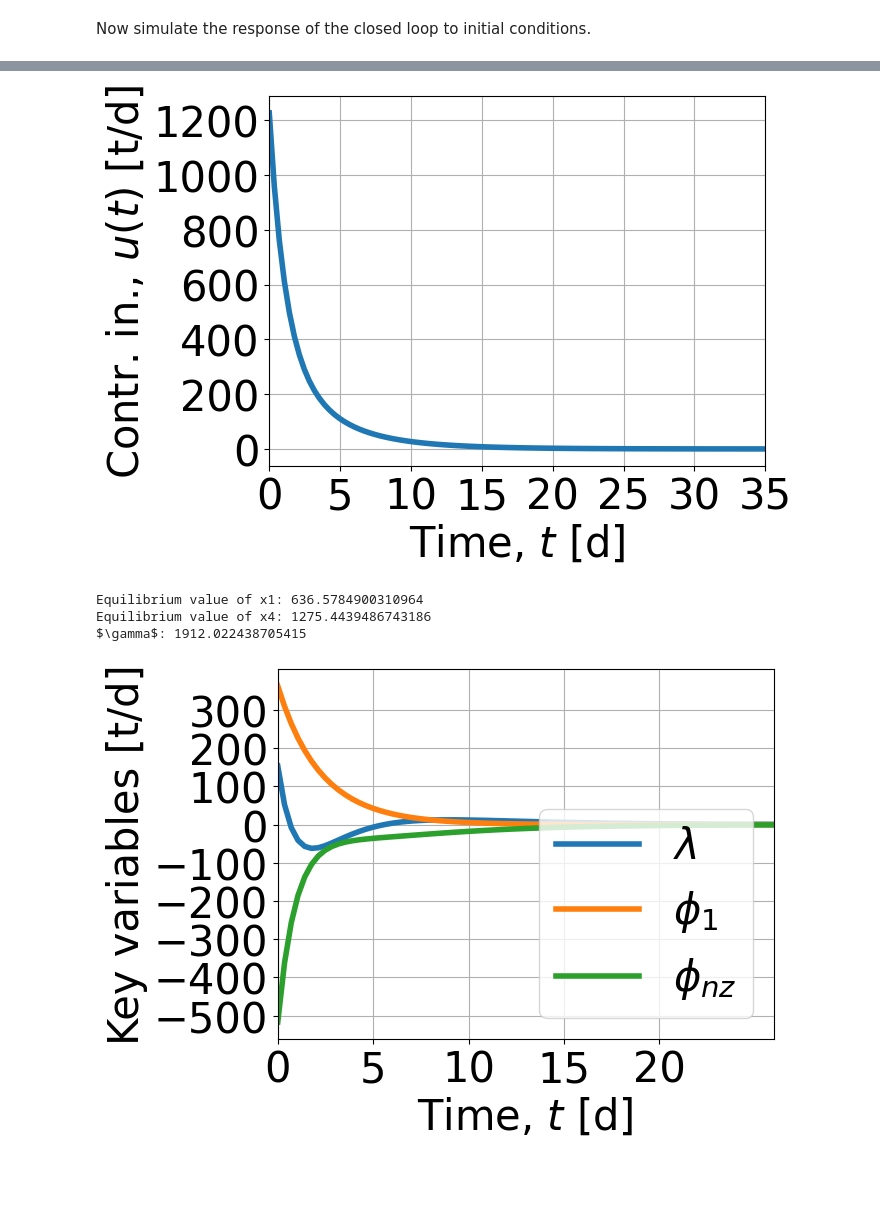
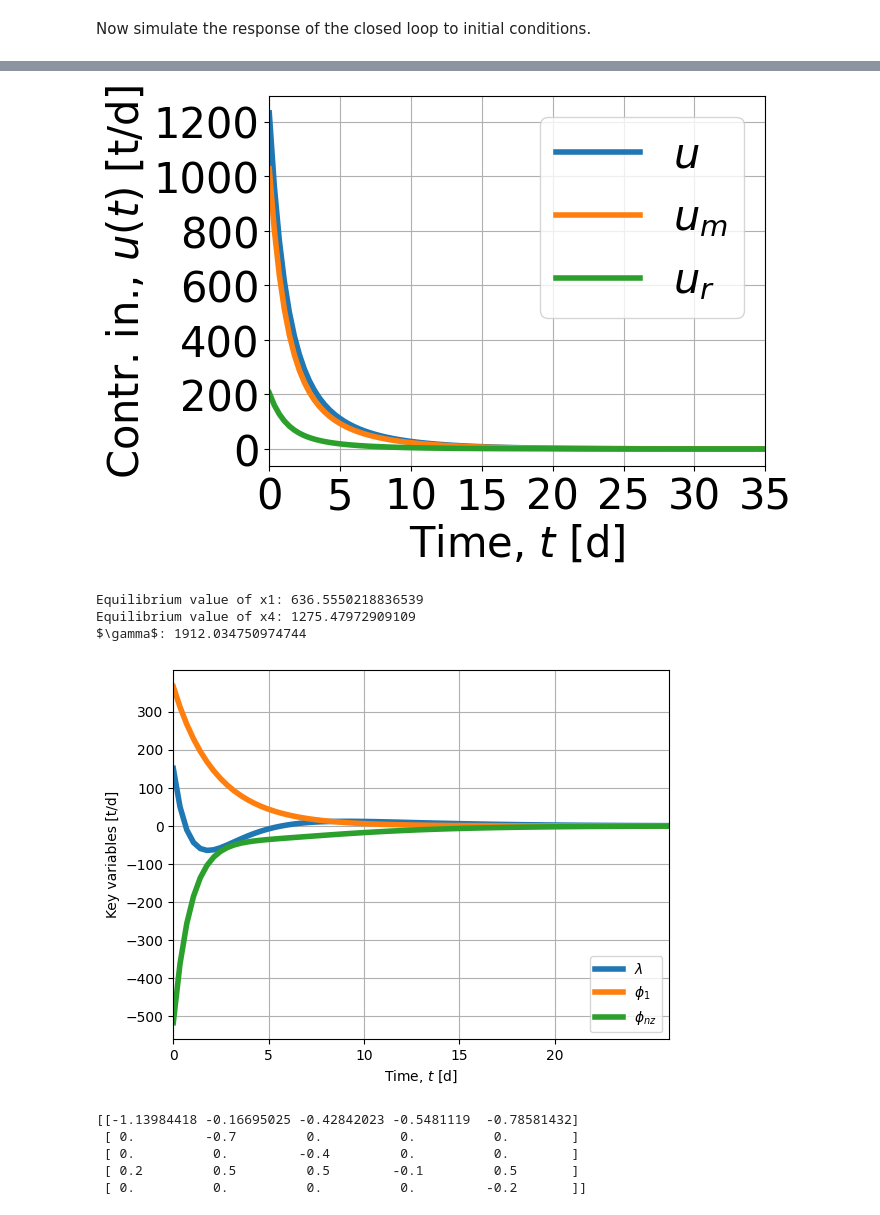
Before and after one commit to ciroresearch/CarboNet, a Jupyter notebook: FullStateFdbk_CO2case.ipynb, the cells around one changed output, grey strips where cells are left out. Drawn from its saved outputs; the diff is of its cells as text; code cells hidden in the pictures; blank space fills up the shorter version.

```diff
--- a/FullStateFdbk_CO2case.ipynb
+++ b/FullStateFdbk_CO2case.ipynb
@@ -144,21 +156,25 @@ x01 = 915.4 #as indicated in the source paper [2]
 x02 = 210.0 #as indicated in the source paper [2]
 x03 = 500.0 #as indicated in the source paper [2]
 x04 = 1830.8 #as indicated in the source paper [2]
+x07 = 4 #as indicated in the source paper [2]
 x0 = np.array([[x01],
               [x02],
               [x03],
-              [x04]])
+              [x04],
+              [x07]])
 # %%
 # Set the translated initial conditions (this is step (6)):
 x_tilde_01 = x01 - x1e  # translated state because the control library used here expects a system of the form x_dot = Ax, whereas equation (32) of Nersesov et al. is of the form x_dot = A(x - x_e)
 x_tilde_02 = x02 - x2e
 x_tilde_03 = x03 - x3e
 x_tilde_04 = x04 - x4e
+x_tilde_07 = x07 - x7e
 
 x_tilde_0 = np.array([[x_tilde_01],
               [x_tilde_02],
               [x_tilde_03],
-              [x_tilde_04]])
+              [x_tilde_04],
+              [x_tilde_07]])
 
 print("x0 =", x0)
 print("x_tilde_0 =", x_tilde_0)
@@ -175,7 +191,7 @@ TimeResponseData = ct.initial_response(sys_closedLoop, SimulationTime, x_tilde_0
 plt.plot(TimeResponseData.time, TimeResponseData.states.T) # covergence to origin corresponds to convergence to x_e because x_tilde(t) = x(t) - x_e
 plt.xlabel(r'Time, $t$ [d]')
 plt.ylabel(r'Translated state, $\tilde{x}(t)$ [t]')
-plt.legend([r'$\tilde{x}_1$', r'$\tilde{x}_2$', r'$\tilde{x}_3$', r'$\tilde{x}_4$'])
+plt.legend([r'$\tilde{x}_1(t)$', r'$\tilde{x}_2(t)$', r'$\tilde{x}_3(t)$', r'$\tilde{x}_4(t)$', r'$\tilde{x}_7(t)$'])
 # %% [output]
 x0 = [[ 915.4]
  [ 210. ]
@@ -209,16 +228,18 @@ x1 = x_tilde[0] + x1e
 x2 = x_tilde[1] + x2e
 x3 = x_tilde[2] + x3e
 x4 = x_tilde[3] + x4e
+x7 = x_tilde[4] + x7e
 plt.plot(TimeResponseData.time, x1, linewidth=4)
 plt.plot(TimeResponseData.time, x2, linewidth=4)
 plt.plot(TimeResponseData.time, x3, linewidth=4)
 plt.plot(TimeResponseData.time, x4, linewidth=4)
+plt.plot(TimeResponseData.time, x7, linewidth=4)
 plt.xlabel(r'Time, $t$ [d]')
 plt.ylabel('Orig. state, x(t) [t]')
 plt.xlim(0, 35)
 plt.xticks(np.arange(0, 36, step=5))
 plt.yticks(np.arange(0, 2100, step=250))
-plt.legend([r'$x_1$', '$x_2$', '$x_3$', '$x_4$'], loc='upper right')
+plt.legend([r'$x_1$', '$x_2$', '$x_3$', '$x_4$', '$x_7$'], loc='upper right')
 plt.grid()
 
 print("x0 =", x0) # original initial conditions
@@ -244,48 +267,69 @@ for i in range(len(TimeResponseData.time)):
   x2_tilde_i = TimeResponseData.states[1,i]
   x3_tilde_i = TimeResponseData.states[2,i]
   x4_tilde_i = TimeResponseData.states[3,i]
+  x7_tilde_i = TimeResponseData.states[4,i]
   x_tilde_i = np.array([[x1_tilde_i],
                  [x2_tilde_i],
                  [x3_tilde_i],
-                 [x4_tilde_i]])
+                 [x4_tilde_i],
+                 [x7_tilde_i]])
   yi = np.matmul(C, x_tilde_i + xe)
   mat2 = yi - mat1
   mat3 = np.matmul(K, mat2)
   sample_u = -mat3 + v_e
   u[i] = sample_u
 
+n_m = 5
+n_r = 1
+u_m = (n_m/(n_m+n_r))*u
+u_r = (n_r/(n_m+n_r))*u
+
 plt.plot(TimeResponseData.time, u, linewidth=4)
+plt.plot(TimeResponseData.time, u_m, linewidth=4)
+plt.plot(TimeResponseData.time, u_r, linewidth=4)
 plt.xlabel(r'Time, $t$ [d]')
 plt.ylabel(r'Contr. in., $u(t)$ [t/d]')
 plt.xlim(0, 35)
+plt.legend([r'$u$', '$u_m$', '$u_r$'], loc='upper right')
 plt.xticks(np.arange(0, 36, step=5))
 plt.yticks(np.arange(0, 1300, step=200))
 plt.grid()
 # %% [output]
-[figure, old version]
+[figure, new version]
 # %%
 # Plot \lambda(t), \phi_1(t), and \phi_nz(t):
-phi_nz = n_q*a_12*x2 + n_q*a_42*x2 + n_h*a_13*x3 + n_h*a_43*x3 - u #tonne/day
-phi_1 = a_22*x2 + a_33*x3 #tonne/day
+phi_nz = n_q*a_12*x2 + n_q*a_42*x2 + n_h*a_13*x3 + n_h*a_43*x3 + n_p*a_17*x7 + n_p*a_47*x7 - u #tonne/day
+phi_1 = a_22*x2 + a_33*x3 + a_77*x7 #tonne/day
 lambda_ = -(phi_1 + phi_nz)
 
 plt.plot(TimeResponseData.time, lambda_, linewidth=4)
 plt.plot(TimeResponseData.time, phi_1, linewidth=4)
 plt.plot(TimeResponseData.time, phi_nz, linewidth=4)
 plt.xlabel(r'Time, $t$ [d]')
 plt.ylabel('Key variables [t/d]')
 plt.xticks(np.arange(0, 25, step=5))
 plt.xlim(0, 26)
 plt.yticks(np.arange(-500, 400, step=100))
 plt.legend([r'$\lambda$', '$\phi_1$', '$\phi_{nz}$'], loc='lower right')
 plt.rcParams.update({'font.size': 30})
 plt.grid()
 
 print('Equilibrium value of x1:', x1[-1])
 print('Equilibrium value of x4:', x4[-1])
 print('$\gamma$:', x1[-1] + x4[-1])
 # %% [output]
-Equilibrium value of x1: 636.5784900310964
-Equilibrium value of x4: 1275.4439486743186
-$\gamma$: 1912.022438705415
+Equilibrium value of x1: 636.5550218836539
+Equilibrium value of x4: 1275.47972909109
+$\gamma$: 1912.034750974744
-[figure, old version]
+[figure, new version]
+# %%
+# Closed-loop matrix A_hat needed to simulate the dynamics of the temperature:
+A_hat = A - B@K@C
+
+print(A_hat)
+# %% [output]
+[[-1.13984418 -0.16695025 -0.42842023 -0.5481119  -0.78581432]
+ [ 0.         -0.7         0.          0.          0.        ]
+ [ 0.          0.         -0.4         0.          0.        ]
+ [ 0.2         0.5         0.5        -0.1         0.5       ]
+ [ 0.          0.          0.          0.         -0.2       ]]
```
Also changed, not shown: parts of 8 cells of this notebook, 6 other files.
